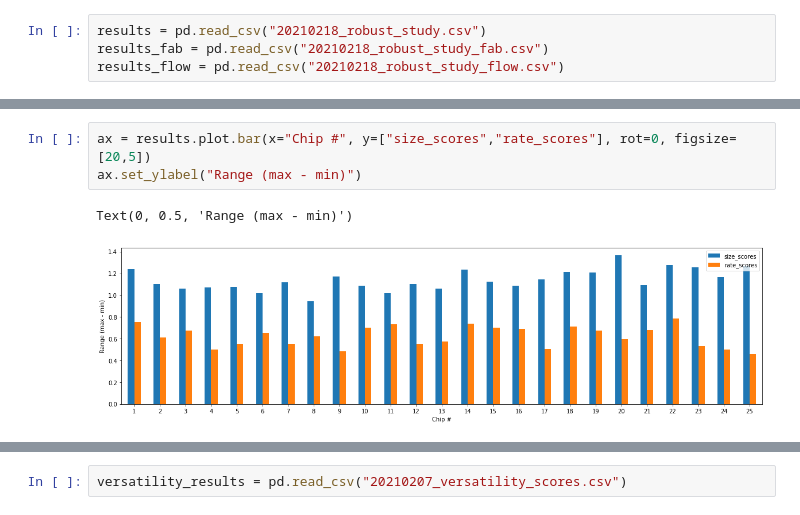
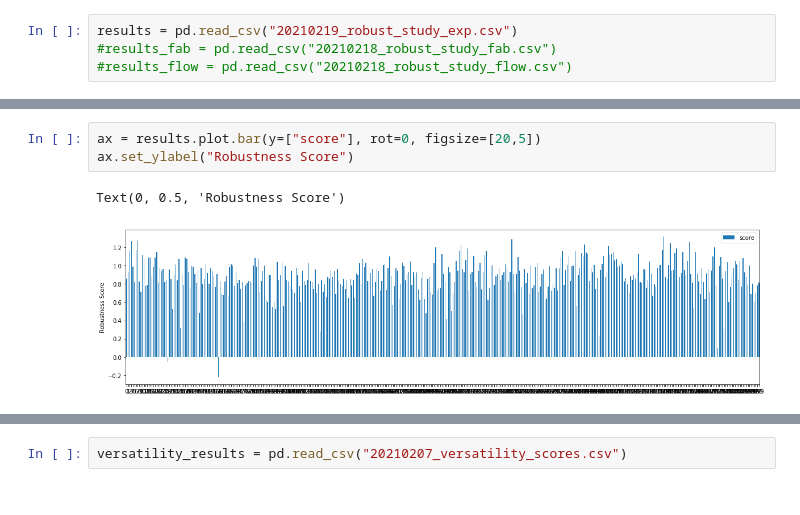
Before and after one commit to CIDARLAB/DAFD, a Jupyter notebook: robust_analysis.ipynb, the cells around one changed output, grey strips where cells are left out. Saved outputs shown, nothing was run; the diff lists cells and outputs as text.

Commit message:
Robustness study complete, orthogonal devices and design space.

```diff
--- a/robust_analysis.ipynb
+++ b/robust_analysis.ipynb
@@ -4,4 +5,4 @@ import matplotlib.pyplot as plt
 # %%
-results = pd.read_csv("20210218_robust_study.csv")
-results_fab = pd.read_csv("20210218_robust_study_fab.csv")
-results_flow = pd.read_csv("20210218_robust_study_flow.csv")
+results = pd.read_csv("20210219_robust_study_exp.csv")
+#results_fab = pd.read_csv("20210218_robust_study_fab.csv")
+#results_flow = pd.read_csv("20210218_robust_study_flow.csv")
@@ -28,9 +29,9 @@ results
 # %%
-ax = results.plot.bar(x="Chip #", y=["size_scores","rate_scores"], rot=0, figsize=[20,5])
-ax.set_ylabel("Range (max - min)")
+ax = results.plot.bar(y=["score"], rot=0, figsize=[20,5])
+ax.set_ylabel("Robustness Score")
 # %% [output]
-Text(0, 0.5, 'Range (max - min)')
+Text(0, 0.5, 'Robustness Score')
-[figure, old version]
+[figure, new version]
 # %%
 ax = results.plot.bar(x="Chip #", y=["score"], rot=0, figsize=[20,5])
 ax.set_ylabel("Robustness Score")
```
Also changed, not shown: parts of 8 cells of this notebook, 7 other files.
